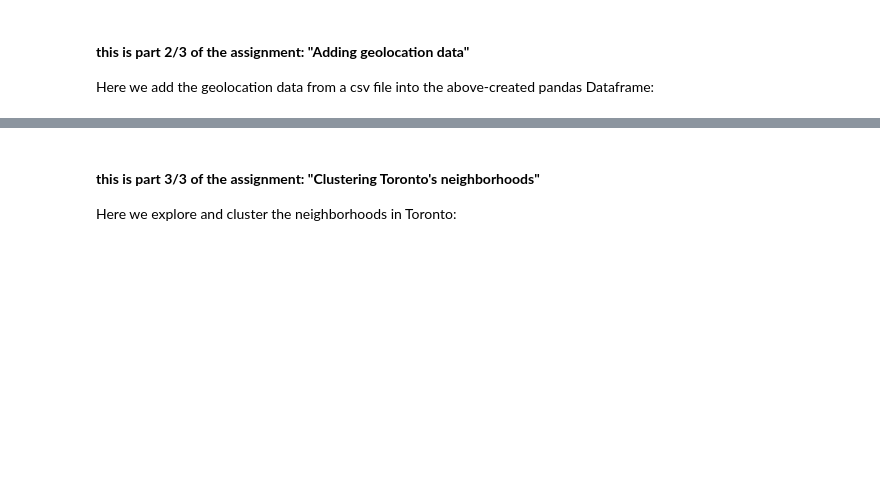
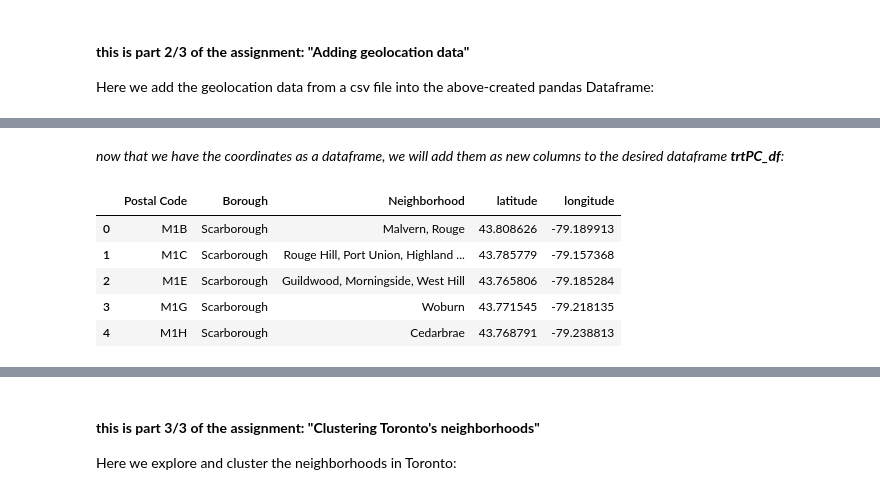
Before and after one commit to hugo-bertini-ds-learning/Coursera_Capstone, a Jupyter notebook: 013SegmentingAandClusteringNeighborhoodsInToronto.ipynb, the cells around one changed output, grey strips where cells are left out. Saved outputs shown, nothing was run; the diff lists cells and outputs as text; code cells hidden in the pictures; blank space fills up the shorter version.

```diff
--- a/013SegmentingAandClusteringNeighborhoodsInToronto.ipynb
+++ b/013SegmentingAandClusteringNeighborhoodsInToronto.ipynb
@@ -186,0 +268,12 @@ Here we add the geolocation data from a csv file into the above-created pandas D
+# %% [markdown]
+_now that we have the coordinates as a dataframe, we will add them as new columns to the desired dataframe **trtPC_df**:_
+# %%
+trtPC_df[['latitude', 'longitude']] = coords_df
+trtPC_df.head()
+# %% [output]
+|  | Postal Code | Borough | Neighborhood | latitude | longitude |
+| 0 | M1B | Scarborough | Malvern, Rouge | 43.808626 | -79.189913 |
+| 1 | M1C | Scarborough | Rouge Hill, Port Union, Highland ... | 43.785779 | -79.157368 |
+| 2 | M1E | Scarborough | Guildwood, Morningside, West Hill | 43.765806 | -79.185284 |
+| 3 | M1G | Scarborough | Woburn | 43.771545 | -79.218135 |
+| 4 | M1H | Scarborough | Cedarbrae | 43.768791 | -79.238813 |
```
Also changed, not shown: parts of 17 cells of this notebook.
